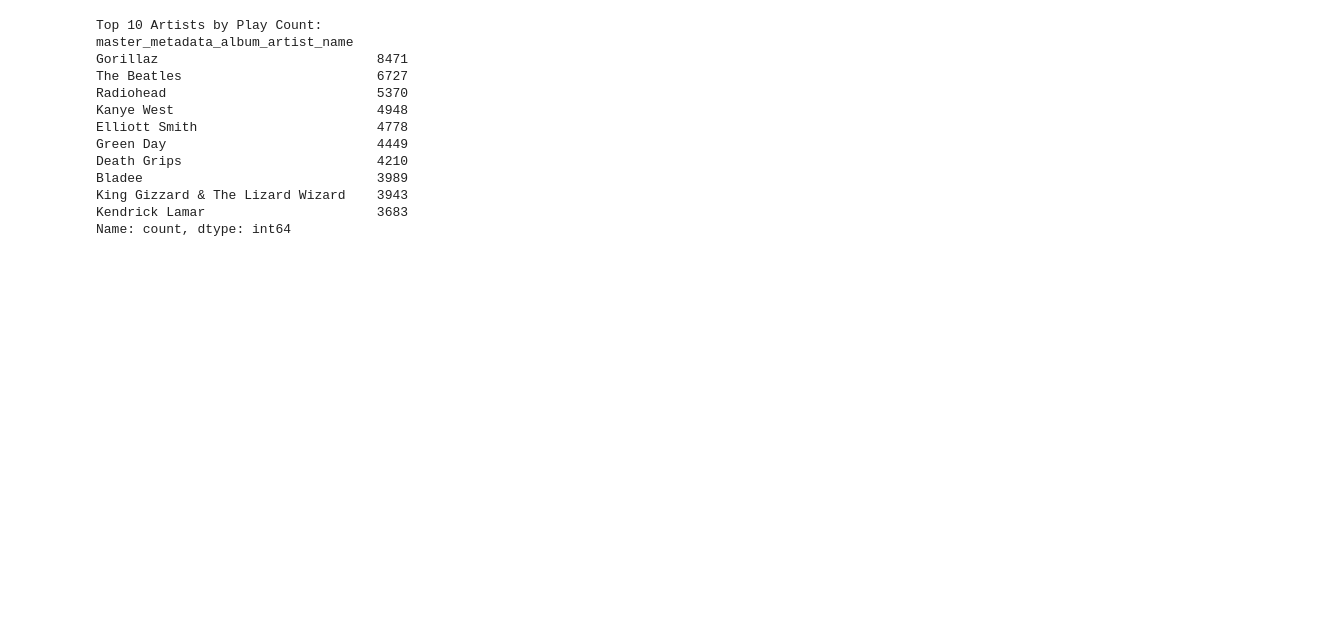
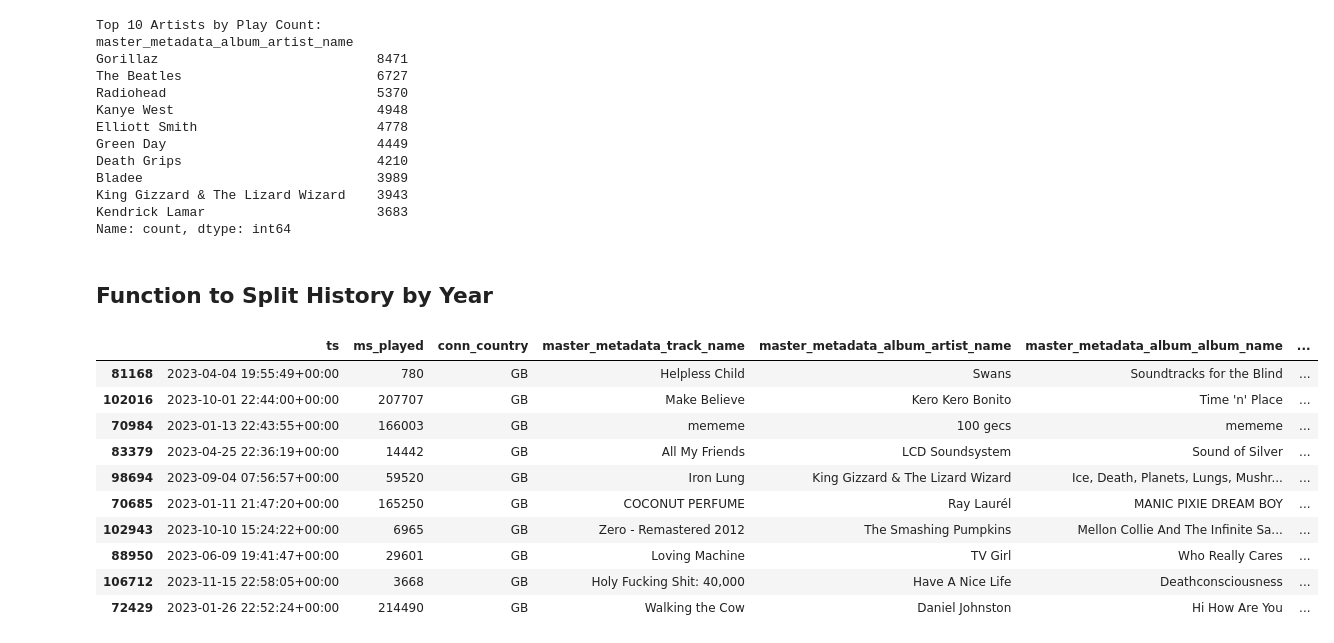
Before and after one commit to whatsername07/Data-Analysis-on-Spotify-Streaming-History, a Jupyter notebook: data-cleaning.ipynb, the cells around one changed output. Drawn from its saved outputs; the diff is of its cells as text; code cells hidden in the pictures; blank space fills up the shorter version.

Commit message:
Added function to filter history by year

```diff
--- a/data-cleaning.ipynb
+++ b/data-cleaning.ipynb
@@ -85,3 +85,24 @@ Bladee                              3989
 King Gizzard & The Lizard Wizard    3943
 Kendrick Lamar                      3683
 Name: count, dtype: int64
+# %% [markdown]
+## Function to Split History by Year
+# %%
+def historySplit(df, year):
+    return df[df['ts'].dt.year == year]
+# %%
+history2023 = historySplit(fullHistory, 2023)
+# %%
+history2023.sample(10)
+# %% [output]
+|  | ts | ms_played | conn_country | master_metadata_track_name | master_metadata_album_artist_name | master_metadata_album_album_name | ... |
+| 81168 | 2023-04-04 19:55:49+00:00 | 780 | GB | Helpless Child | Swans | Soundtracks for the Blind | ... |
+| 102016 | 2023-10-01 22:44:00+00:00 | 207707 | GB | Make Believe | Kero Kero Bonito | Time 'n' Place | ... |
+| 70984 | 2023-01-13 22:43:55+00:00 | 166003 | GB | mememe | 100 gecs | mememe | ... |
+| 83379 | 2023-04-25 22:36:19+00:00 | 14442 | GB | All My Friends | LCD Soundsystem | Sound of Silver | ... |
+| 98694 | 2023-09-04 07:56:57+00:00 | 59520 | GB | Iron Lung | King Gizzard & The Lizard Wizard | Ice, Death, Planets, Lungs, Mushr... | ... |
+| 70685 | 2023-01-11 21:47:20+00:00 | 165250 | GB | COCONUT PERFUME | Ray Laurél | MANIC PIXIE DREAM BOY | ... |
+| 102943 | 2023-10-10 15:24:22+00:00 | 6965 | GB | Zero - Remastered 2012 | The Smashing Pumpkins | Mellon Collie And The Infinite Sa... | ... |
+| 88950 | 2023-06-09 19:41:47+00:00 | 29601 | GB | Loving Machine | TV Girl | Who Really Cares | ... |
+| 106712 | 2023-11-15 22:58:05+00:00 | 3668 | GB | Holy Fucking Shit: 40,000 | Have A Nice Life | Deathconsciousness | ... |
+| 72429 | 2023-01-26 22:52:24+00:00 | 214490 | GB | Walking the Cow | Daniel Johnston | Hi How Are You | ... |
```
